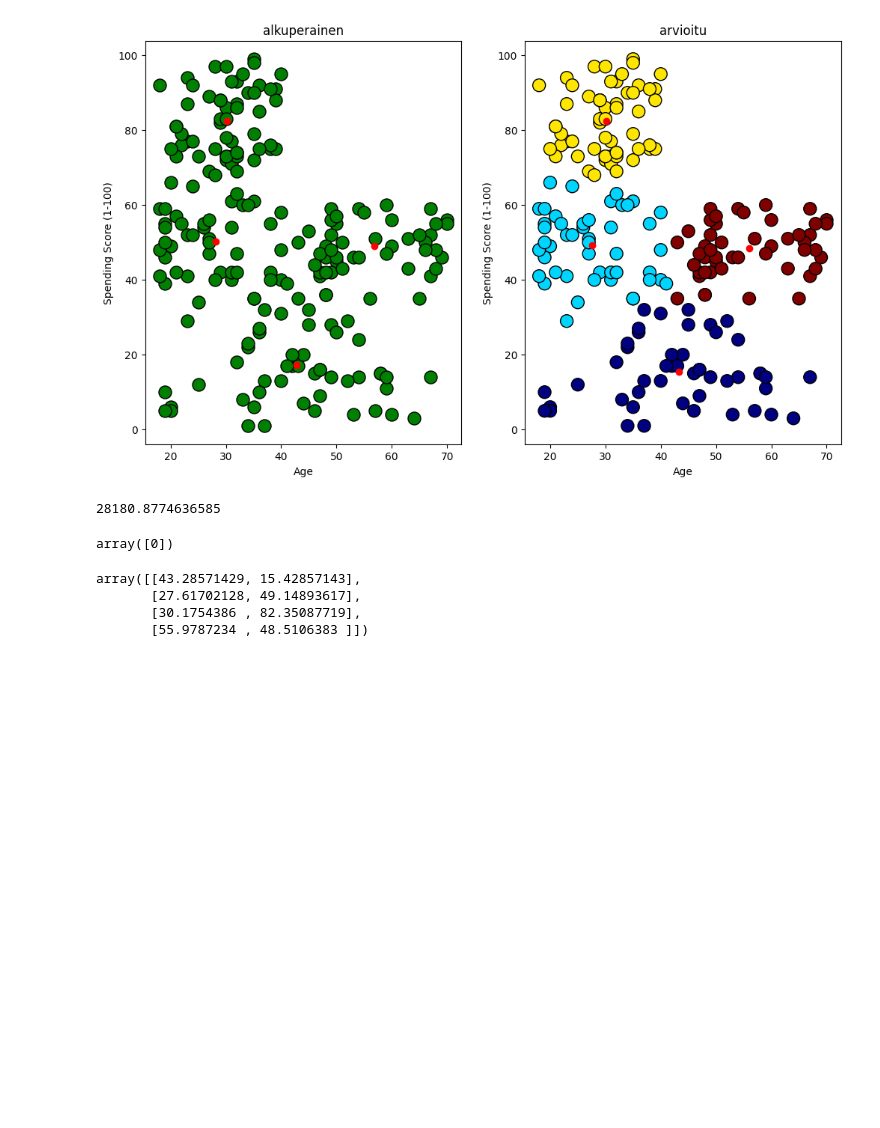
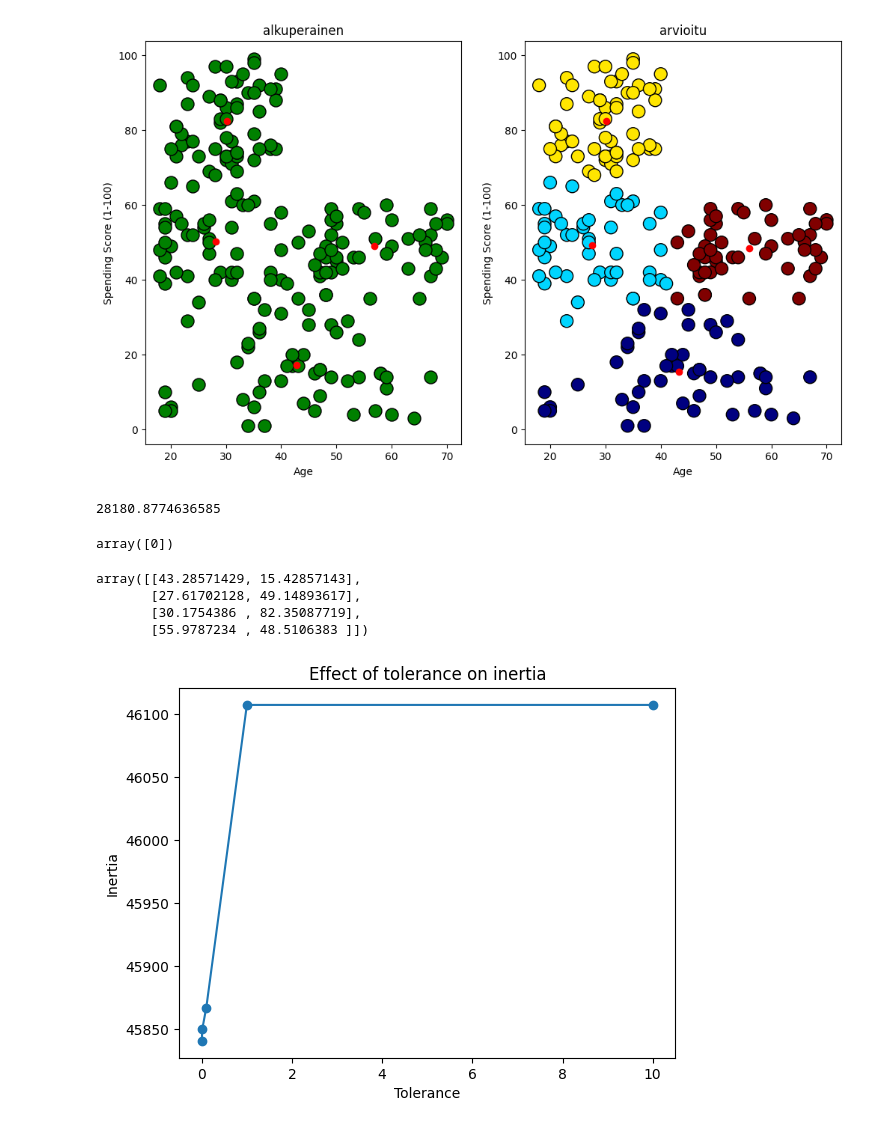
Before and after one commit to Gaires/Machine_Learning_Tehtava2, a Jupyter notebook: hannun_notebook.ipynb, the cells around one changed output. Cells and saved outputs as stored; diff of their text form; code cells hidden in the pictures; blank space fills up the shorter version.

Commit message:
tolerance testit

```diff
--- a/hannun_notebook.ipynb
+++ b/hannun_notebook.ipynb
@@ -148,3 +148,21 @@ array([[43.28571429, 15.42857143],
        [27.61702128, 49.14893617],
        [30.1754386 , 82.35087719],
        [55.9787234 , 48.5106383 ]])
+# %%
+
+tolerances = [10, 1, 0.1, 0.01, 0.001]
+inertias = []
+
+for tol in tolerances:
+    kmeans = KMeans(n_clusters=3, init='k-means++', n_init=10, max_iter=300, tol=tol, random_state=0)
+    kmeans.fit(X)
+    inertias.append(kmeans.inertia_)
+
+# Plot the results
+plt.plot(tolerances, inertias, marker='o')
+plt.title('Effect of tolerance on inertia')
+plt.xlabel('Tolerance')
+plt.ylabel('Inertia')
+plt.show()
+# %% [output]
+[figure, added]
```
